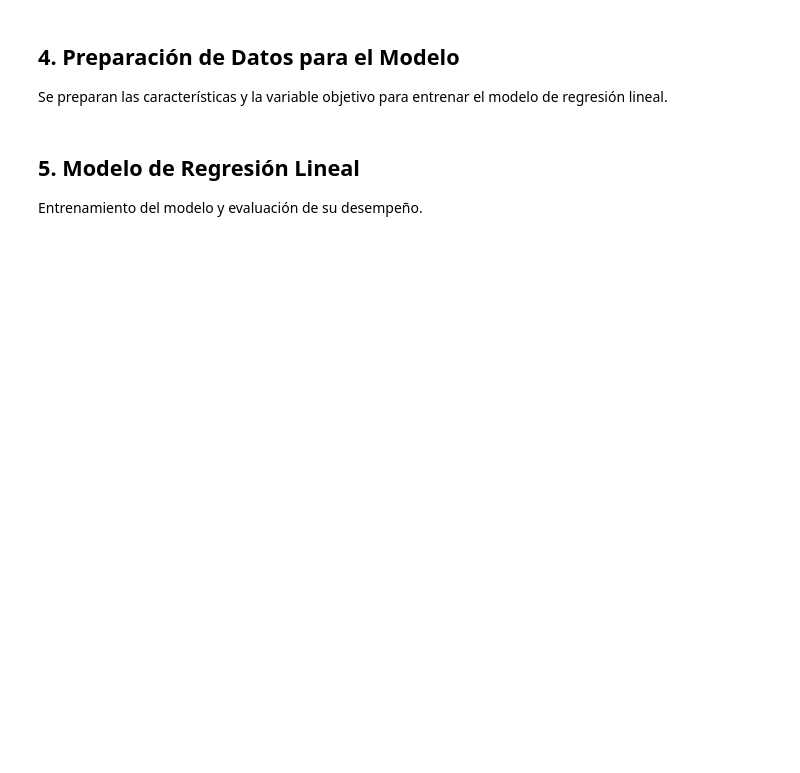
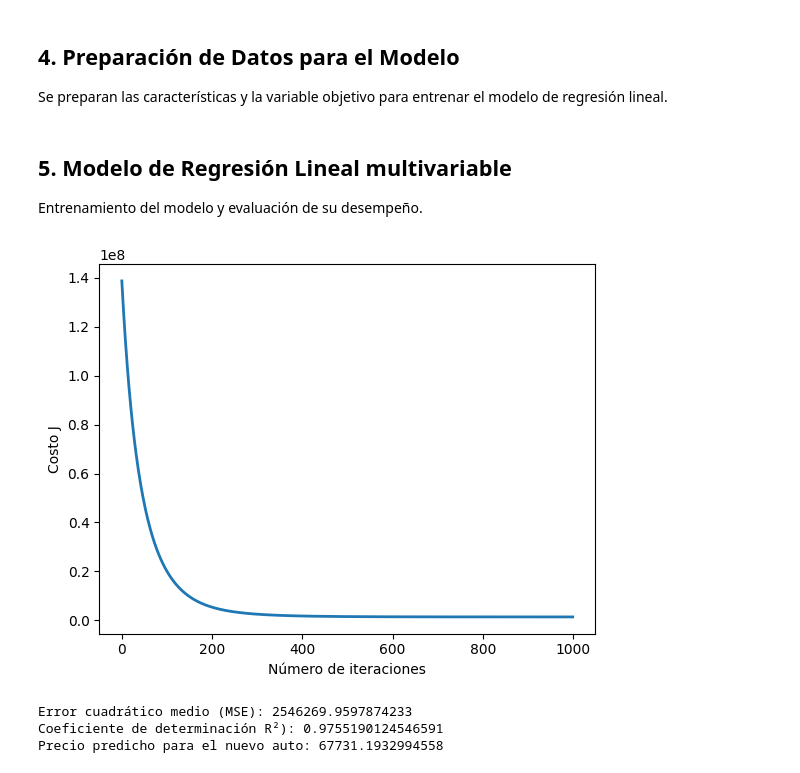
Before and after one commit to richardcruz98/Inteligencia-Artificial-I, a Jupyter notebook: Laboratorios/Lab 2/Lab2.ipynb, the cells around one changed output. Saved outputs shown, nothing was run; the diff lists cells and outputs as text; code cells hidden in the pictures; blank space fills up the shorter version.

```diff
--- a/Laboratorios/Lab 2/Lab2.ipynb
+++ b/Laboratorios/Lab 2/Lab2.ipynb
@@ -87,5 +97,5 @@ y = data_clean['sellingprice']
 # División del dataset en entrenamiento y prueba
 X_train, X_test, y_train, y_test = train_test_split(X, y, test_size=500/20000, random_state=42)
 # %% [markdown]
-## 5. Modelo de Regresión Lineal
+## 5. Modelo de Regresión Lineal multivariable
 Entrenamiento del modelo y evaluación de su desempeño.
@@ -91,0 +131,59 @@ Entrenamiento del modelo y evaluación de su desempeño.
+# %%
+from sklearn.preprocessing import StandardScaler
+
+# Normalizar los datos
+scaler = StandardScaler()
+X_train_scaled = scaler.fit_transform(X_train)
+X_test_scaled = scaler.transform(X_test)
+# %%
+# Agregar una columna de unos para el término independiente
+X_train_scaled = np.hstack((np.ones((X_train_scaled.shape[0], 1)), X_train_scaled))
+X_test_scaled = np.hstack((np.ones((X_test_scaled.shape[0], 1)), X_test_scaled))
+# %%
+# Parámetros para el descenso de gradiente
+alpha = 0.01  # Tasa de aprendizaje
+num_iters = 1000  # Número de iteraciones
+
+# Inicializar theta y ejecutar el descenso por gradiente
+
+# Añadir una dimensión a theta
+theta = np.zeros(X_train_scaled.shape[1])
+theta, J_history = gradientDescentMulti(X_train_scaled, y_train, theta, alpha, num_iters)
+
+# Graficar la convergencia del costo
+plt.plot(np.arange(len(J_history)), J_history, lw=2)
+plt.xlabel('Número de iteraciones')
+plt.ylabel('Costo J')
+plt.show()
+
+# Hacer predicciones en el conjunto de prueba
+y_pred = np.dot(X_test_scaled, theta)
+
+# Evaluar el modelo
+from sklearn.metrics import mean_squared_error, r2_score
+
+mse = mean_squared_error(y_test, y_pred)
+r2 = r2_score(y_test, y_pred)
+
+print("Error cuadrático medio (MSE):", mse)
+print("Coeficiente de determinación R²):", r2)
+
+
+
+# Predecir el precio para un nuevo auto
+nuevo_auto = np.array([ 1, 10000, 2023, 4])
+
+#print("Dimensiones de X_train:", X_train.shape)
+#print("Dimensiones de nuevo_auto:", nuevo_auto.shape)
+#print("Dimensiones de theta:", theta.shape)
+
+# Ajusta los valores según tus características
+nuevo_auto_scaled = scaler.transform(nuevo_auto.reshape(1, -1))
+nuevo_auto_scaled = np.insert(nuevo_auto_scaled, 0, 1)
+precio_predicho = np.dot(nuevo_auto_scaled, theta)
+print("Precio predicho para el nuevo auto:", precio_predicho)
+# %% [output]
+[figure, added]
+Error cuadrático medio (MSE): 2546269.9597874233
+Coeficiente de determinación R²): 0.9755190124546591
+Precio predicho para el nuevo auto: 67731.1932994558
```
Also changed, not shown: parts of 4 cells of this notebook.
